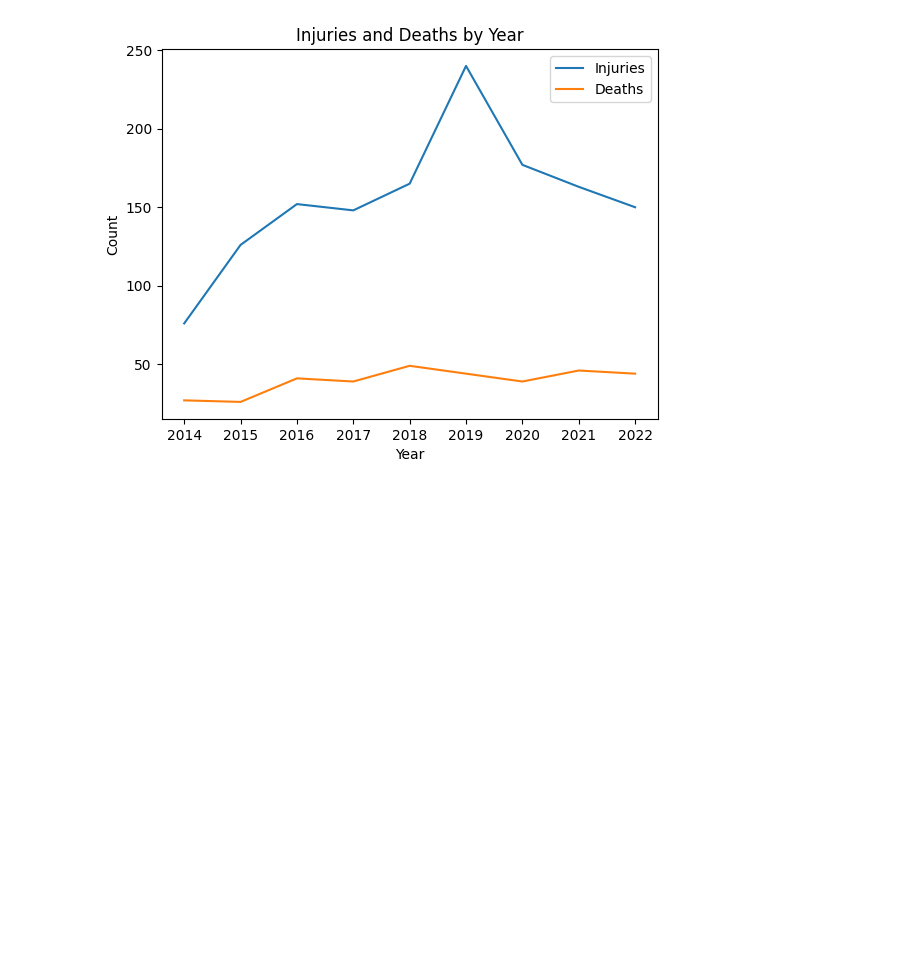
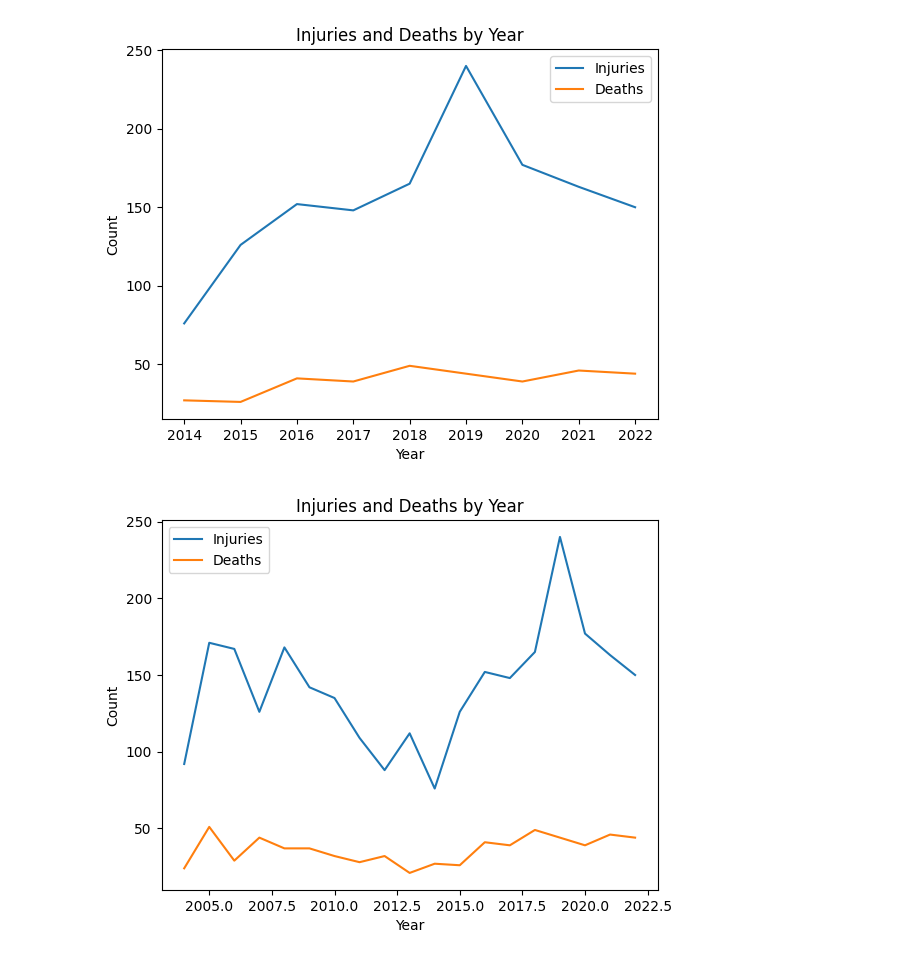
Before and after one commit to LLF00/datascience1, a Jupyter notebook: gunfire_datacleaning (2).ipynb, the cells around one changed output. Cells and saved outputs as stored; diff of their text form; code cells hidden in the pictures; blank space fills up the shorter version.

```diff
--- a/gunfire_datacleaning (2).ipynb
+++ b/gunfire_datacleaning (2).ipynb
@@ -509,3 +509,22 @@ plt.legend()
 plt.show()
 # %% [output]
 [figure]
+# %%
+allyear_df3 = df3.groupby('OCC_YEAR')[['INJURIES', 'DEATH']].sum()
+
+# Create a line chart
+plt.plot(allyear_df3.index, allyear_df3['INJURIES'], label='Injuries')
+plt.plot(allyear_df3.index, allyear_df3['DEATH'], label='Deaths')
+
+# Add labels and title
+plt.xlabel('Year')
+plt.ylabel('Count')
+plt.title('Injuries and Deaths by Year')
+
+# Add legend
+plt.legend()
+
+# Display the chart
+plt.show()
+# %% [output]
+[figure, added]
```
Also changed, not shown: parts of 1 cell of this notebook.
